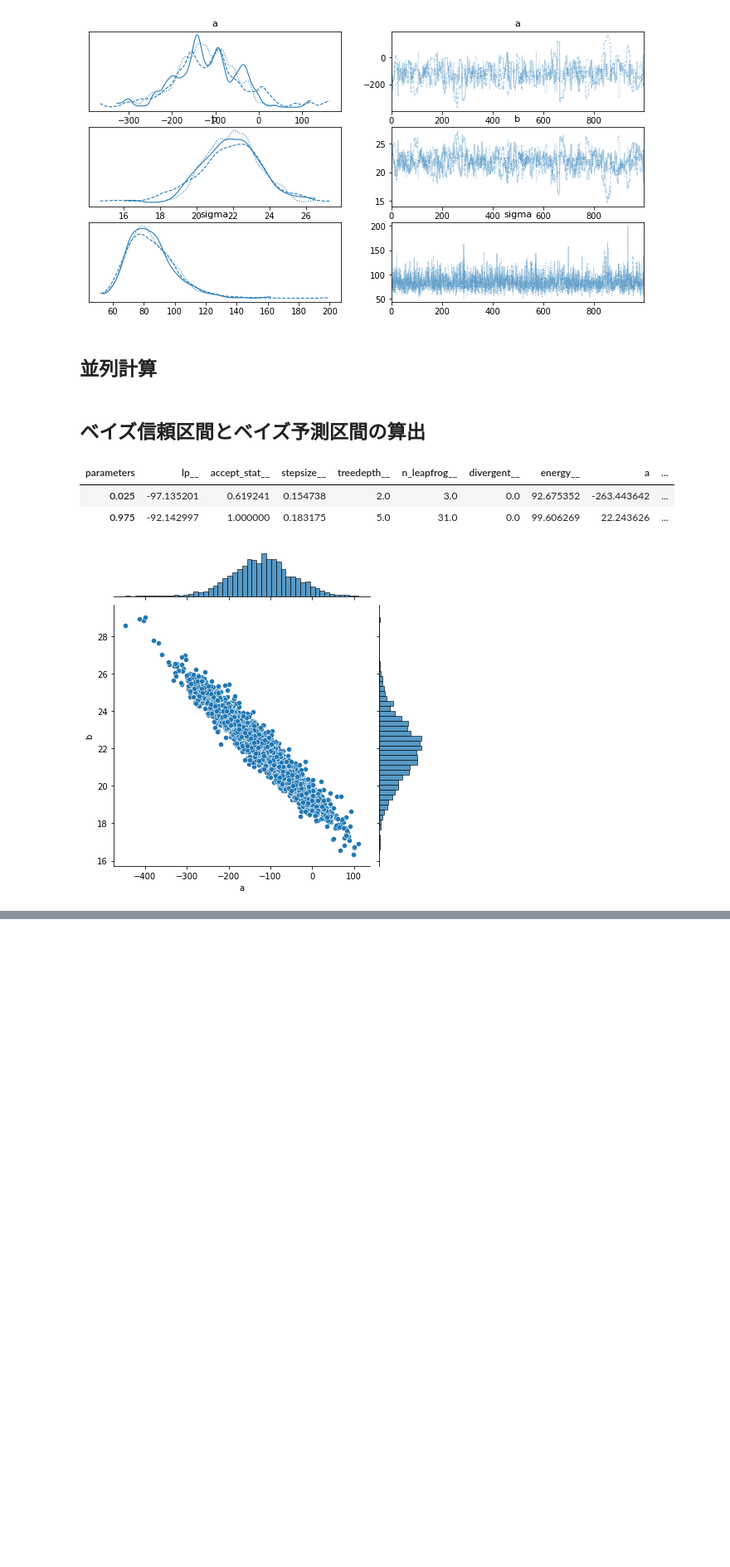
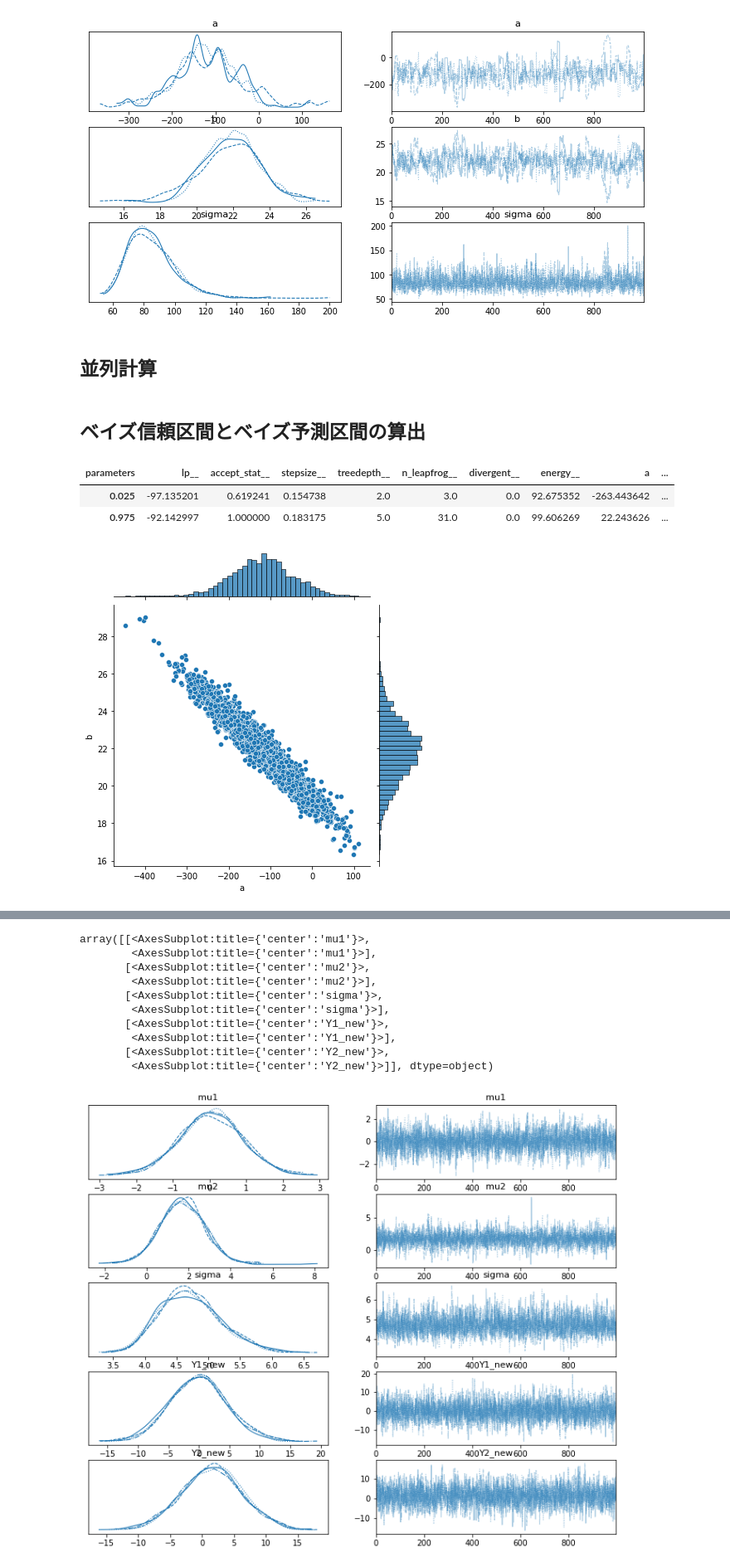
Before and after one commit to obata01/for-learning, a Jupyter notebook: src/chapter-04/python/pystan.ipynb, the cells around one changed output, grey strips where cells are left out. Shown at 83% size. Cells and saved outputs as stored; diff of their text form; code cells hidden in the pictures; blank space fills up the shorter version.

```diff
--- a/src/chapter-04/python/pystan.ipynb
+++ b/src/chapter-04/python/pystan.ipynb
@@ -307,0 +541,2 @@ plt.show()
+# %%
+fit = posterior.sample()
@@ -307,0 +572,14 @@ plt.show()
+# %%
+az.plot_trace(fit)
+# %% [output]
+array([[<AxesSubplot:title={'center':'mu1'}>,
+        <AxesSubplot:title={'center':'mu1'}>],
+       [<AxesSubplot:title={'center':'mu2'}>,
+        <AxesSubplot:title={'center':'mu2'}>],
+       [<AxesSubplot:title={'center':'sigma'}>,
+        <AxesSubplot:title={'center':'sigma'}>],
+       [<AxesSubplot:title={'center':'Y1_new'}>,
+        <AxesSubplot:title={'center':'Y1_new'}>],
+       [<AxesSubplot:title={'center':'Y2_new'}>,
+        <AxesSubplot:title={'center':'Y2_new'}>]], dtype=object)
+[figure, added]
```
Also changed, not shown: parts of 27 cells of this notebook, 1 other file.
